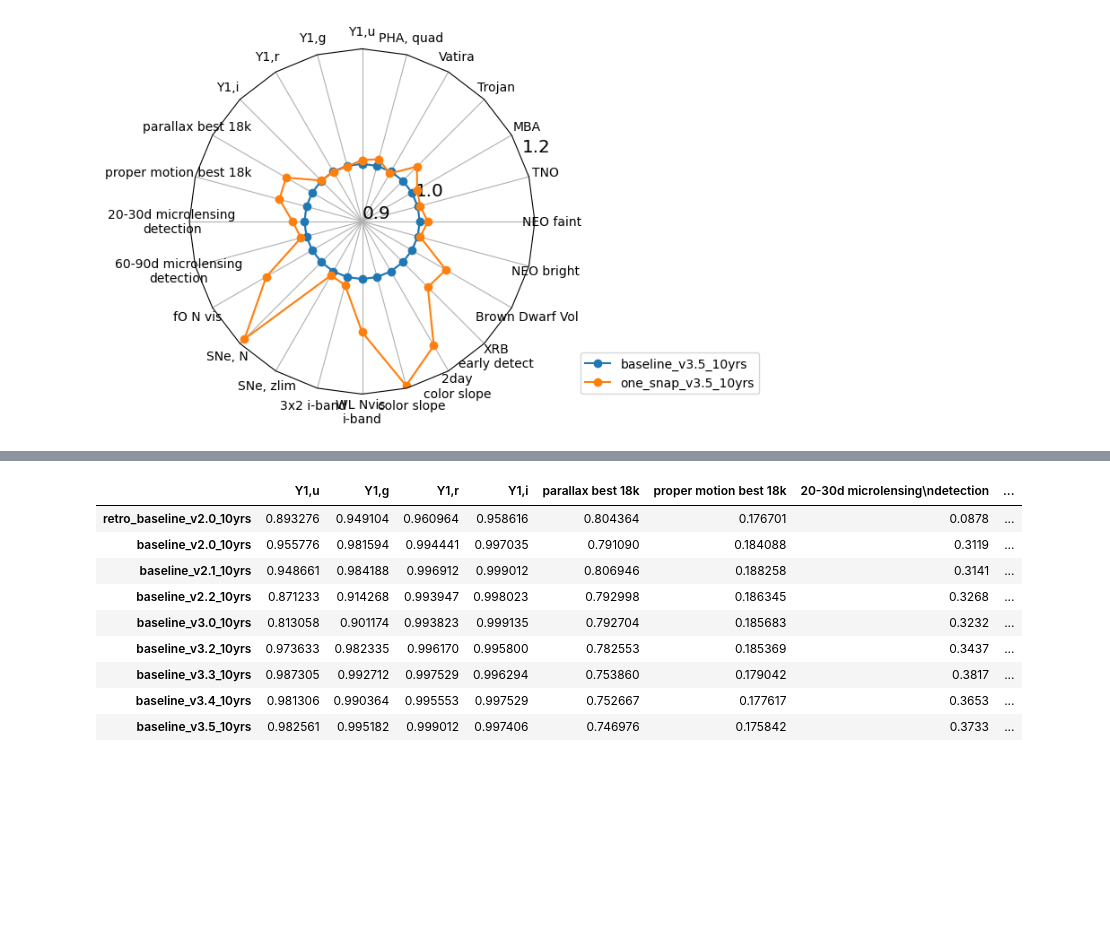
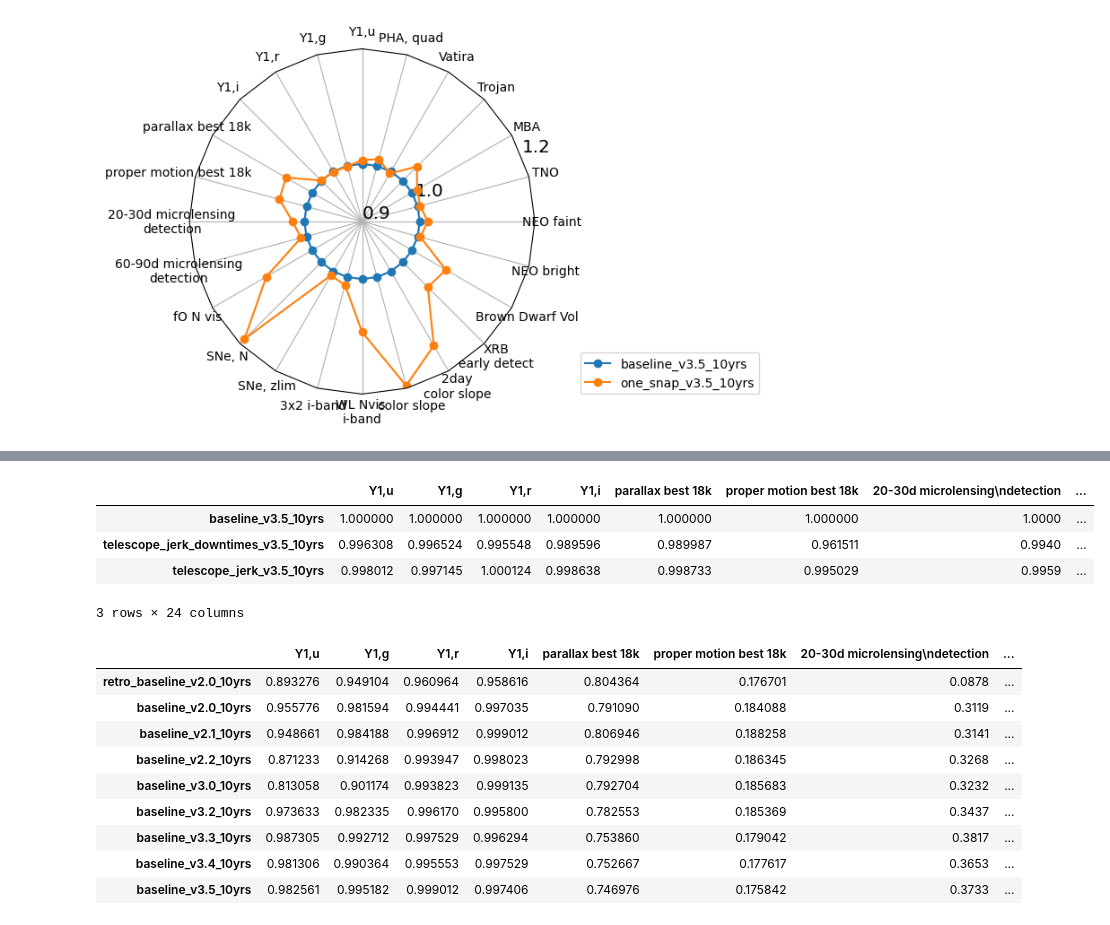
Before and after one commit to lsst-sims/sims_featureScheduler_runs3.5, a Jupyter notebook: maf/quick_look.ipynb, the cells around one changed output, grey strips where cells are left out. Saved outputs shown, nothing was run; the diff lists cells and outputs as text; code cells hidden in the pictures; blank space fills up the shorter version.

```diff
--- a/maf/quick_look.ipynb
+++ b/maf/quick_look.ipynb
@@ -242,3 +275,11 @@ fig, ax = radar(ndata, legend=True, rgrids=[0.9, 1.0, 1.2], bbox_to_anchor=(1.65
+# %%
+ndata
+# %% [output]
+|  | Y1,u | Y1,g | Y1,r | Y1,i | parallax best 18k | proper motion best 18k | 20-30d microlensing\ndetection | ... |
+| baseline_v3.5_10yrs | 1.000000 | 1.000000 | 1.000000 | 1.000000 | 1.000000 | 1.000000 | 1.0000 | ... |
+| telescope_jerk_downtimes_v3.5_10yrs | 0.996308 | 0.996524 | 0.995548 | 0.989596 | 0.989987 | 0.961511 | 0.9940 | ... |
+| telescope_jerk_v3.5_10yrs | 0.998012 | 0.997145 | 1.000124 | 0.998638 | 0.998733 | 0.995029 | 0.9959 | ... |
+3 rows × 24 columns
 # %%
 times = ['retro_baseline_v2.0_10yrs', 'baseline_v2.0_10yrs', 'baseline_v2.1_10yrs', 'baseline_v2.2_10yrs',
         'baseline_v3.0_10yrs',  'baseline_v3.2_10yrs', 'baseline_v3.3_10yrs', 'baseline_v3.4_10yrs',
```
Also changed, not shown: parts of 9 cells of this notebook, 1 other file.
